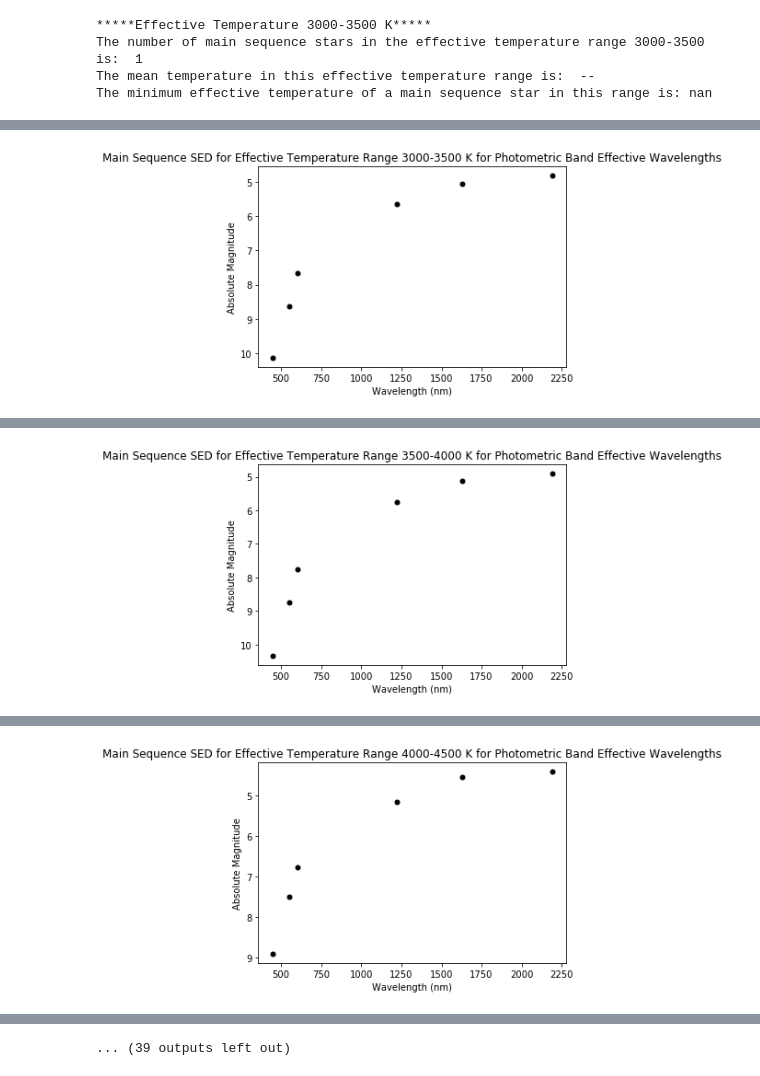
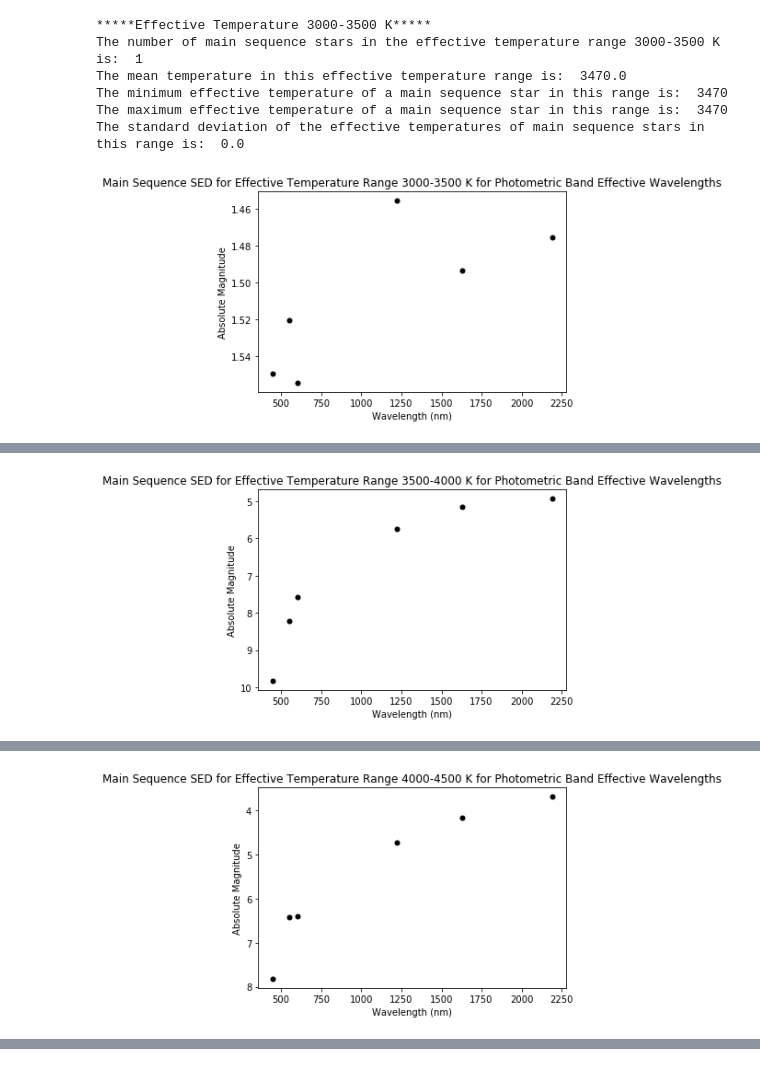
Before and after one commit to leemundy/GAIA, a Jupyter notebook: Work-Areas/rskoletsky/notebook/October 11, 2017 Computer Lab Work.ipynb, the cells around one changed output, grey strips where cells are left out. Drawn from its saved outputs; the diff is of its cells as text; code cells hidden in the pictures.

Commit message:
Update to SED plot work

```diff
--- a/Work-Areas/rskoletsky/notebook/October 11, 2017 Computer Lab Work.ipynb
+++ b/Work-Areas/rskoletsky/notebook/October 11, 2017 Computer Lab Work.ipynb
@@ -4,7 +4,8 @@ import matplotlib.pyplot as plt
 import math
 import numpy
 #Imports possibly useful software for Python
-t=Table.read('TGAS_d125_Wright03_2Mass.vot')
+t=Table.read('Tgas200_Wright2003_2MASS_FinCat_out.vot')
+#t=Table.read('TGAS_d125_Wright03_2Mass.vot')
 #Defines t as this table
 print("The columns within this catalog are: ")
 print(t.colnames)
@@ -17,7 +18,7 @@ Kmag=t["Kmag"]
 #Defines Kmag from the Kmag array
 Vmag=t["VTmag"]
 #Defines Vmag from the array VTmag in the table
-Gmag=t["__Gmag_"]
+Gmag=t["X.Gmag."]
 #Defines Gmag from the __Gmag_ array
 Bmag=t["BTmag"]
 #Defines Bmag from the BTmag array
@@ -161,7 +174,5 @@ nan
 # %%
-Teff = t["Teff"]
-#Defines effective temperature from the column in the table
-LowTemperatures=[3000,3500,4000,4500,5000,5500,6000,6500,7000,7500,8000,8500,9000,9500,10000,10500,11000,11500,12000,12500,13000,13500,14000,14500,15000]
+LowTemperatures=[3000,3500,4000,4500,5000,5500,6000,6500,7000,7500,8000,8500,9000,9500,10000,10500,11000,11500,12000,12500,13000,13500,14000]
 AverageTemperatures=[]
 MinimumTemperatures=[]
 MaximumTemperatures=[]
@@ -169,78 +180,57 @@ TemperatureStandardDeviations=[]
 for i in LowTemperatures:
     print('*****Effective Temperature %g-%g K*****'%(i,i+500))
     TeffMask=numpy.ma.masked_outside(MainSequenceTeff,i,i+500)
+    Teffplt=numpy.ma.compressed(TeffMask)
     n=TeffMask.count()
-    print('The number of main sequence stars in the effective temperature range %g-%g is: '%(i,i+500),n)
-    MeanTemperature=sum(TeffMask)/n
+    print('The number of main sequence stars in the effective temperature range %g-%g K is: '%(i,i+500),n)
+    MeanTemperature=sum(Teffplt)/n
     print('The mean temperature in this effective temperature range is: ',MeanTemperature)
     AverageTemperatures.append(MeanTemperature)
-    MinimumTemperature=min(TeffMask)
-    print('The minimum effective temperature of a main sequence star in this range is: %g'%(MinimumTemperature))
+    MinimumTemperature=min(Teffplt)
+    print('The minimum effective temperature of a main sequence star in this range is: ',MinimumTemperature)
     MinimumTemperatures.append(MinimumTemperature)
-    MaximumTemperature=max(TeffMask)
-    print('The maximum effective temperature of a main sequence star in this range is: %g'%(max(TeffMask)))
+    MaximumTemperature=max(Teffplt)
+    print('The maximum effective temperature of a main sequence star in this range is: ',MaximumTemperature)
     MaximumTemperatures.append(MaximumTemperature)
     TemperatureStandardDeviation=numpy.std(TeffMask)
-    print('The standard deviation of the effective temperatures of main sequence stars in this range is: %g'%(numpy.std(TeffMask)))
+    print('The standard deviation of the effective temperatures of main sequence stars in this range is: ',TemperatureStandardDeviation)
     TemperatureStandardDeviations.append(TemperatureStandardDeviation)
     JMask=numpy.ma.array(MainSequenceJabsmag,mask=TeffMask.mask)
     Jplt=numpy.ma.compressed(JMask)
+    Jplt=Jplt[~numpy.isnan(Jplt)]
     MeanMainSequenceJplt=numpy.average(Jplt)
     HMask=numpy.ma.array(MainSequenceHabsmag,mask=TeffMask.mask)
     Hplt=numpy.ma.compressed(HMask)
+    Hplt=Hplt[~numpy.isnan(Hplt)]
     MeanMainSequenceHplt=numpy.average(Hplt)
     KMask=numpy.ma.array(MainSequenceKabsmag,mask=TeffMask.mask)
     Kplt=numpy.ma.compressed(KMask)
+    Kplt=Kplt[~numpy.isnan(Kplt)]
     MeanMainSequenceKplt=numpy.average(Kplt)
     GMask=numpy.ma.array(MainSequenceGabsmag,mask=TeffMask.mask)
     Gplt=numpy.ma.compressed(GMask)
+    Gplt=Gplt[~numpy.isnan(Gplt)]
     MeanMainSequenceGplt=numpy.average(Gplt)
     VMask=numpy.ma.array(MainSequenceVabsmag,mask=TeffMask.mask)
     Vplt=numpy.ma.compressed(VMask)
+    Vplt=Vplt[~numpy.isnan(Vplt)]
     MeanMainSequenceVplt=numpy.average(Vplt)
     BMask=numpy.ma.array(MainSequenceBabsmag,mask=TeffMask.mask)
-    print(BMask)
     Bplt=numpy.ma.compressed(BMask)
-    print(Bplt)
+    Bplt=Bplt[~numpy.isnan(Bplt)]
     MeanMainSequenceBplt=numpy.average(Bplt)
-    print(MeanMainSequenceBplt)
     FilterAbsMag=[MeanMainSequenceBplt,MeanMainSequenceVplt,MeanMainSequenceGplt,MeanMainSequenceJplt,MeanMainSequenceHplt,MeanMainSequenceKplt]
     plt.xlabel('Wavelength (nm)')
     plt.ylabel('Absolute Magnitude')
     plt.title('Main Sequence SED for Effective Temperature Range %g-%g K for Photometric Band Effective Wavelengths'%(i,i+500))
     plt.plot(EffWavelengths,FilterAbsMag,'ko',ms=5)
     plt.gca().invert_yaxis()
     plt.show()
-
-
-
-
-
-
-   # plt.xlabel('Absolute J Magnitude')
-    #plt.ylabel('Number of Stars')
-    #plt.title('Histogram of Absolute J Magnitudes in Effective Temperature Range %g-%g'%(i,i+500))
-    #plt.hist(Jplt,bins=30)
-    #plt.show()
-    #print('The standard deviation in absolute J magnitude for this effective temperature range is: ',numpy.std(Jplt))
-    #HMask=numpy.ma.array(absHmags,mask=TeffMask.mask)
-    #Hplt=numpy.ma.compressed(HMask)
-    #plt.xlabel('Absolute H Magnitude')
-    #plt.ylabel('Number of Stars')
-    #plt.title('Histogram of Absolute H Magnitudes in Effective Temperature Range %g-%g'%(i,i+500))
-    #plt.hist(Hplt,bins=30)
-    #plt.show()
-    #print('The standard deviation in absolute H magnitude for this effective temperature range is: ',numpy.std(Hplt))
-    #KMask=numpy.ma.array(absKmags,mask=TeffMask.mask)
-    #Kplt=numpy.ma.compressed(KMask)
-    #plt.xlabel('Absolute K Magnitude')
-    #plt.ylabel('Number of Stars')
-    #plt.title('Histogram of Absolute K Magnitudes in Effective Temperature Range %g-%g'%(i,i+500))
-    #plt.hist(Kplt,bins=30)
-    #plt.show()
-    #print('The standard deviation in absolute K magnitude for this effective temperature range is: ',numpy.std(Kplt))
 # %% [output]
 *****Effective Temperature 3000-3500 K*****
-The number of main sequence stars in the effective temperature range 3000-3500 is:  1
-The mean temperature in this effective temperature range is:  --
-The minimum effective temperature of a main sequence star in this range is: nan
+The number of main sequence stars in the effective temperature range 3000-3500 K is:  1
+The mean temperature in this effective temperature range is:  3470.0
+The minimum effective temperature of a main sequence star in this range is:  3470
+The maximum effective temperature of a main sequence star in this range is:  3470
+The standard deviation of the effective temperatures of main sequence stars in this range is:  0.0
+[figure, new version]
@@ -252 +243 @@ The standard deviation of the effective temperatures of main sequence stars in t
-[figure, old version]
+[figure, new version]
@@ -268 +250 @@ The standard deviation of the effective temperatures of main sequence stars in t
-[figure, old version]
+[figure, new version]
@@ -286 +256,0 @@ The standard deviation of the effective temperatures of main sequence stars in t
-[figure, old version]
@@ -332 +272,0 @@ nan
-... (39 outputs left out)
```
Also changed, not shown: parts of 8 cells of this notebook.
